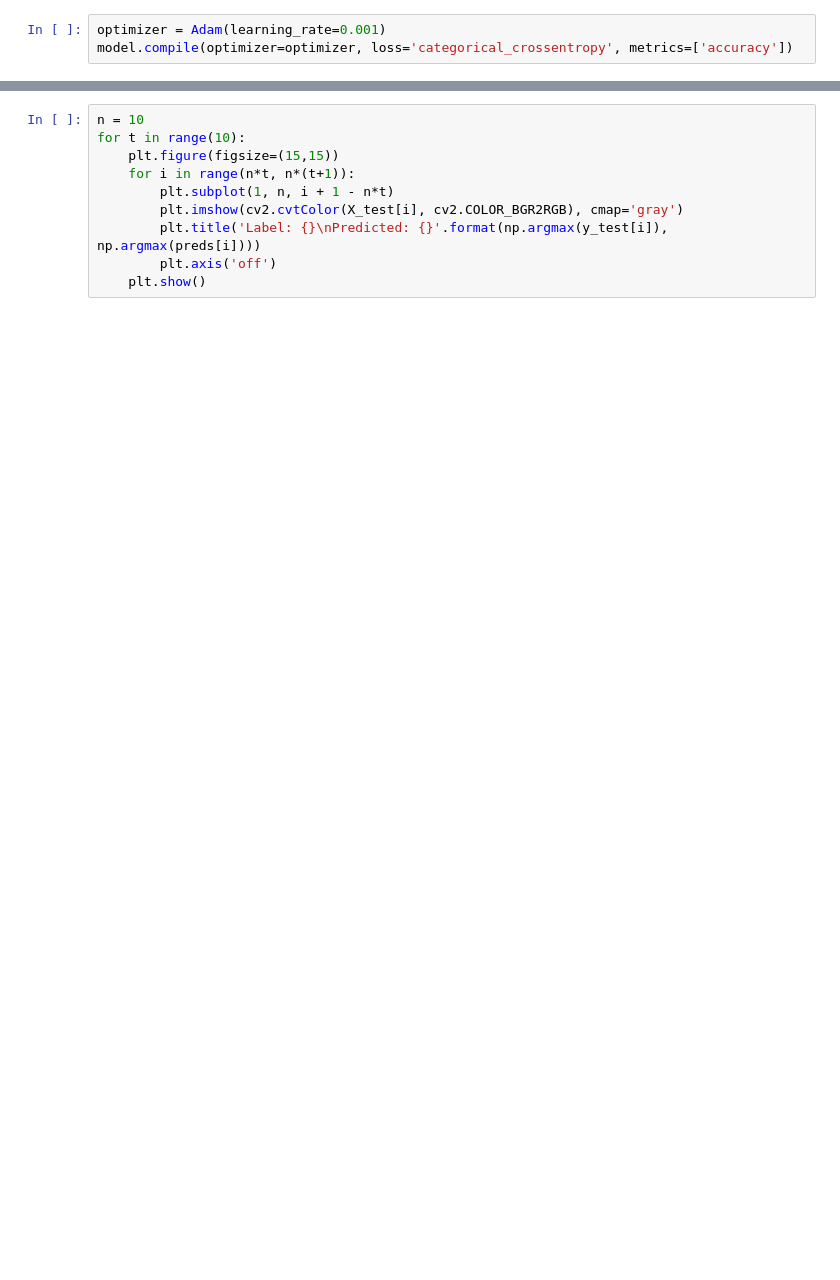
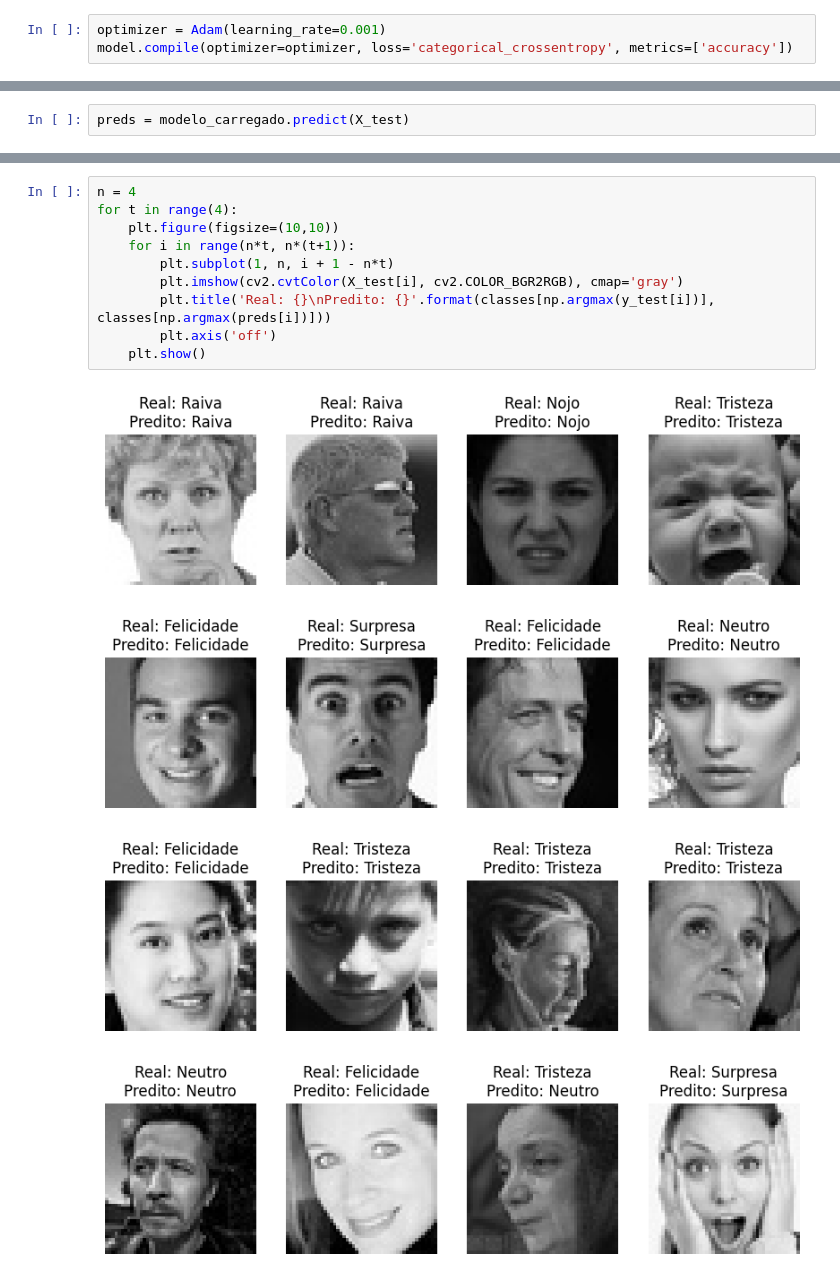
Before and after one commit to nicolinhaaaaaaas/reconhecimento_emocao, a Jupyter notebook: notebooks/treinamento.ipynb, the cells around one changed output, grey strips where cells are left out. Drawn from its saved outputs; the diff is of its cells as text; blank space fills up the shorter version.

```diff
--- a/notebooks/treinamento.ipynb
+++ b/notebooks/treinamento.ipynb
@@ -265,0 +358,2 @@ print("Acurácia do modelo:", accuracy)
+# %%
+preds = modelo_carregado.predict(X_test)
@@ -266,10 +437,15 @@ print("Acurácia do modelo:", accuracy)
 # %%
-n = 10
-for t in range(10):
-    plt.figure(figsize=(15,15))
+n = 4
+for t in range(4):
+    plt.figure(figsize=(10,10))
     for i in range(n*t, n*(t+1)):
         plt.subplot(1, n, i + 1 - n*t)
         plt.imshow(cv2.cvtColor(X_test[i], cv2.COLOR_BGR2RGB), cmap='gray')
-        plt.title('Label: {}\nPredicted: {}'.format(np.argmax(y_test[i]), np.argmax(preds[i])))
+        plt.title('Real: {}\nPredito: {}'.format(classes[np.argmax(y_test[i])], classes[np.argmax(preds[i])]))
         plt.axis('off')
     plt.show()
+# %% [output]
+[figure, added]
+[figure, added]
+[figure, added]
+[figure, added]
```
Also changed, not shown: parts of 27 cells of this notebook, 8 other files.
